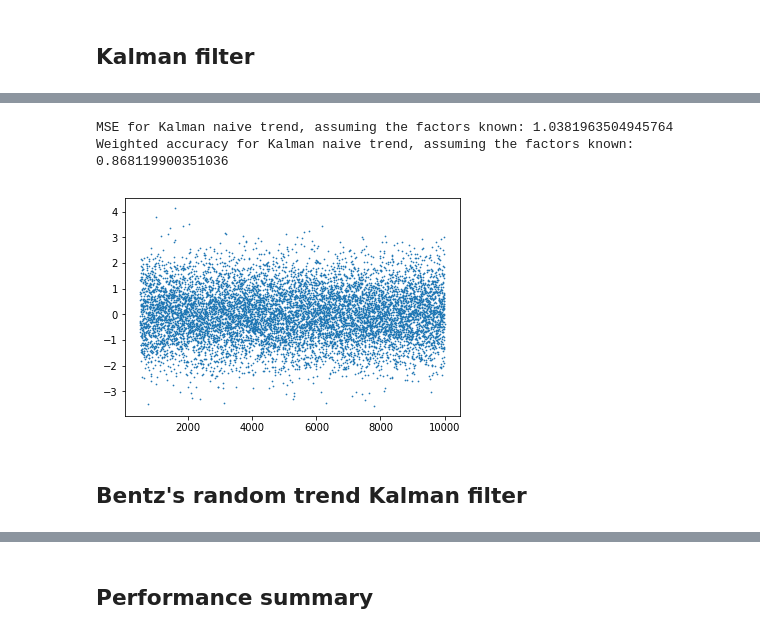
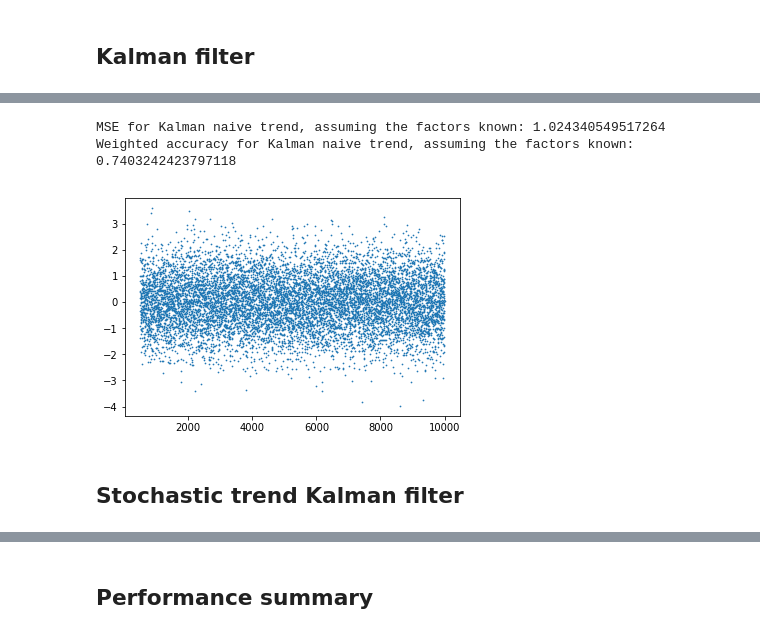
Before and after one commit to sam31415/time-dependent-estimation, a Jupyter notebook: Basic model Kalman.ipynb, the cells around one changed output, grey strips where cells are left out. Cells and saved outputs as stored; diff of their text form; code cells hidden in the pictures.

```diff
--- a/Basic model Kalman.ipynb
+++ b/Basic model Kalman.ipynb
@@ -33,6 +59,21 @@ prop_cycle = plt.rcParams['axes.prop_cycle']
 colors = prop_cycle.by_key()['color']
 performance_record_mse = {}
 performance_record_wacc = {}
+
+def create_random_sensitivity(timespan):
+    num_points = int(np.round(np.random.rand()*8) + 2)
+    smoothing_parameter = np.exp(2*np.random.rand() - 1.5)
+    x = np.floor(np.random.rand(num_points)*timespan)
+    x = np.append(x, [0, timespan-1])
+    x.sort()
+    y = 2*np.random.rand(num_points + 2) - 1
+
+    spleen = splrep(x, y, s=smoothing_parameter)
+    values = splev(factors.index, spleen)
+    sensitivity = pd.Series(data=values, index=factors.index)
+    sensitivity[sensitivity < -5] = -5
+    sensitivity[sensitivity > 5] = 5
+    return sensitivity
 
 def plot_estimated_sensitivities(sens, est_sens, colors):
     fig, ax = plt.subplots(2, 2, figsize=(12, 8))
@@ -47,7 +88,7 @@ def plot_estimated_sensitivities(sens, est_sens, colors):
     axc.plot(sens.iloc[:,2], '--', c='k')
 
 def compute_estimated_returns(factors, est_sens):
-    return pd.Series(np.multiply(factors, est_sens).sum(axis=1))
+    return pd.Series(np.multiply(factors, est_sens.shift()).sum(axis=1))
 
 def plot_residuals(estimated_returns, returns):
     residuals = estimated_returns - returns
@@ -70,18 +111,28 @@ def print_weighted_accuracy_performance(estimated_returns, returns, name, perfor
 
 def plot_prediction_performance(factors, returns, est_sens, name):
     estimated_returns = compute_estimated_returns(factors, est_sens)
-    print_mse_performance(estimated_returns, returns, name)
-    print_weighted_accuracy_performance(estimated_returns, returns, name)
+    print_mse_performance(estimated_returns, returns, name, performance_record_mse)
+    print_weighted_accuracy_performance(estimated_returns, returns, name, performance_record_wacc)
     plot_residuals(estimated_returns, returns)
 # %%
 # Sensitivities
 timespan = 10000
 pi = 3.1415
 t = np.linspace(0,timespan-1,timespan,dtype=np.float64)
-sens1 = -(pd.Series(np.arctan((t-timespan/2)/timespan*100)) - pi/2)/pi
-sens2 = (pd.Series(np.sin(t/timespan*3.2 - 1.5)) + 1)/2
-sens3 = pd.Series(np.sin(t/timespan*5) + np.sin(t/timespan*10 + 150) + \
-                  np.sin(t/timespan*20 + 150))/2
+if sens_type == "Various smooth":
+    sens1 = -(pd.Series(np.arctan((t-timespan/2)/timespan*100)) - pi/2)/pi
+    sens2 = (pd.Series(np.sin(t/timespan*3.2 - 1.5)) + 1)/2
+    sens3 = pd.Series(np.sin(t/timespan*5) + np.sin(t/timespan*10 + 150) + \
+                      np.sin(t/timespan*20 + 150))/2
+elif sens_type == "Random walk":
+    sens1 = pd.Series(np.random.normal(size=timespan)).cumsum()/200 + 1
+    sens2 = pd.Series(np.random.normal(size=timespan)).cumsum()/200
+    sens3 = pd.Series(np.random.normal(size=timespan)).cumsum()/200 - 1
+elif sens_type == "Random smooth":
+    sens1 = create_random_sensitivity(timespan)
+    sens2 = create_random_sensitivity(timespan)
+    sens3 = create_random_sensitivity(timespan)
+
 sens = pd.concat([sens1, sens2, sens3], axis=1)
 # %%
 sens.plot()
@@ -153,7 +208,7 @@ def estimate_sensitivities_rr(factors, returns, window):
     model = PandasRollingOLS(y=returns, x=factors, window=window)
     return pd.DataFrame(model.beta)
 # %%
-window = 200
+window = rolling_ols_window
 estimated_sensitivities_rr = estimate_sensitivities_rr(factors, returns, window)
 estimated_sensitivities_rr
 # %% [output]
@@ -211,7 +293,7 @@ def estimate_sensitivities_kf(factors, returns, covariance_ratio):
     filtered_state_means, filtered_state_covariances = kf.filter(returns)
     return pd.DataFrame(filtered_state_means)
 # %%
-covariance_ratio = 0.0001
+covariance_ratio = kalman_covariance_ratio
 estimated_sensitivities_kf = estimate_sensitivities_kf(factors, returns, covariance_ratio)
 estimated_sensitivities_kf
 # %% [output]
@@ -285,10 +367,10 @@ plot_estimated_sensitivities(sens, estimated_sensitivities_kf_ntc, colors)
 # %%
 burn_period = 500#window
-plot_prediction_performance(factors.iloc[burn_period:,:], returns.iloc[burn_period:], trend_est_sens.iloc[burn_period:,:], "Kalman naive trend")
+plot_prediction_performance(factors.iloc[burn_period:,:], returns.iloc[burn_period:], estimated_sensitivities_kf_ntc.iloc[burn_period:,:], "Kalman naive trend")
 # %% [output]
-MSE for Kalman naive trend, assuming the factors known: 1.0381963504945764
-Weighted accuracy for Kalman naive trend, assuming the factors known: 0.868119900351036
+MSE for Kalman naive trend, assuming the factors known: 1.024340549517264
+Weighted accuracy for Kalman naive trend, assuming the factors known: 0.7403242423797118
-[figure, old version]
+[figure, new version]
 # %% [markdown]
-## Bentz's random trend Kalman filter
+## Stochastic trend Kalman filter
 # %%
```
Also changed, not shown: parts of 44 cells of this notebook.
